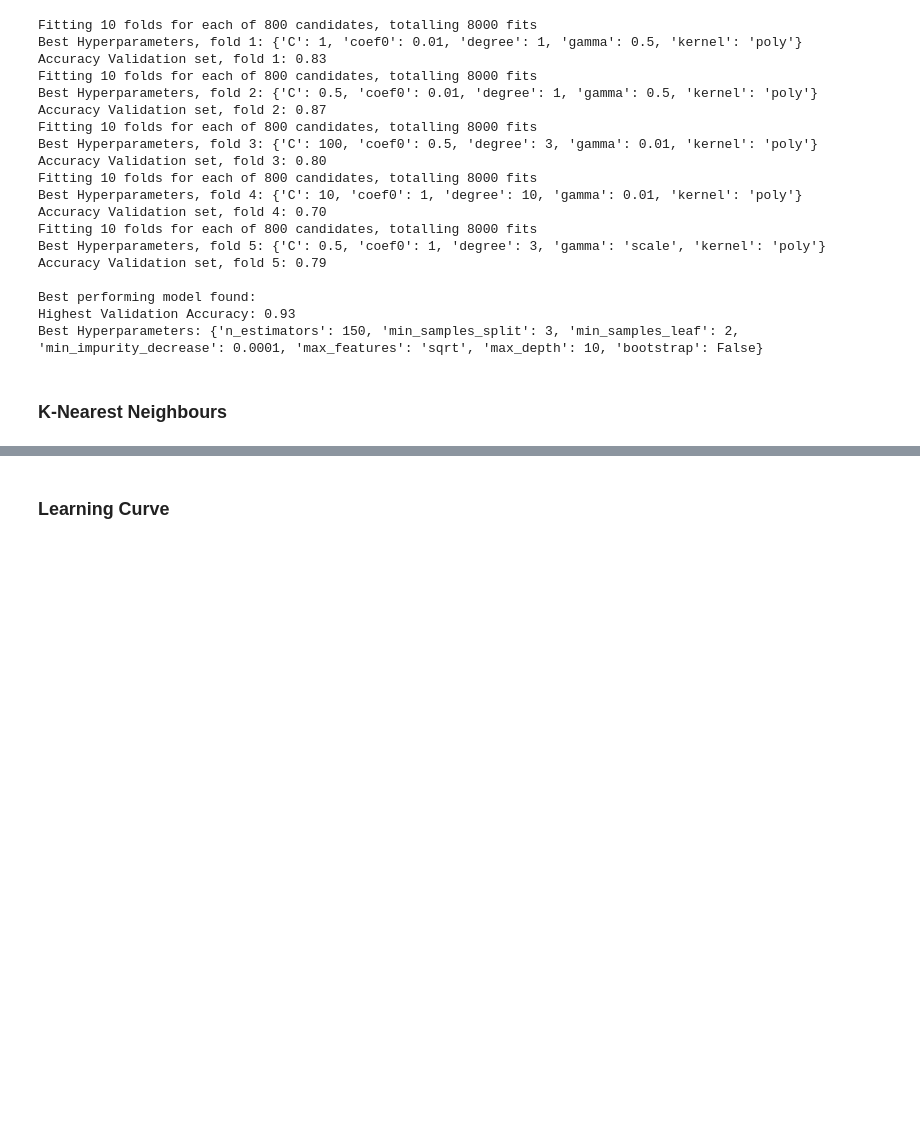
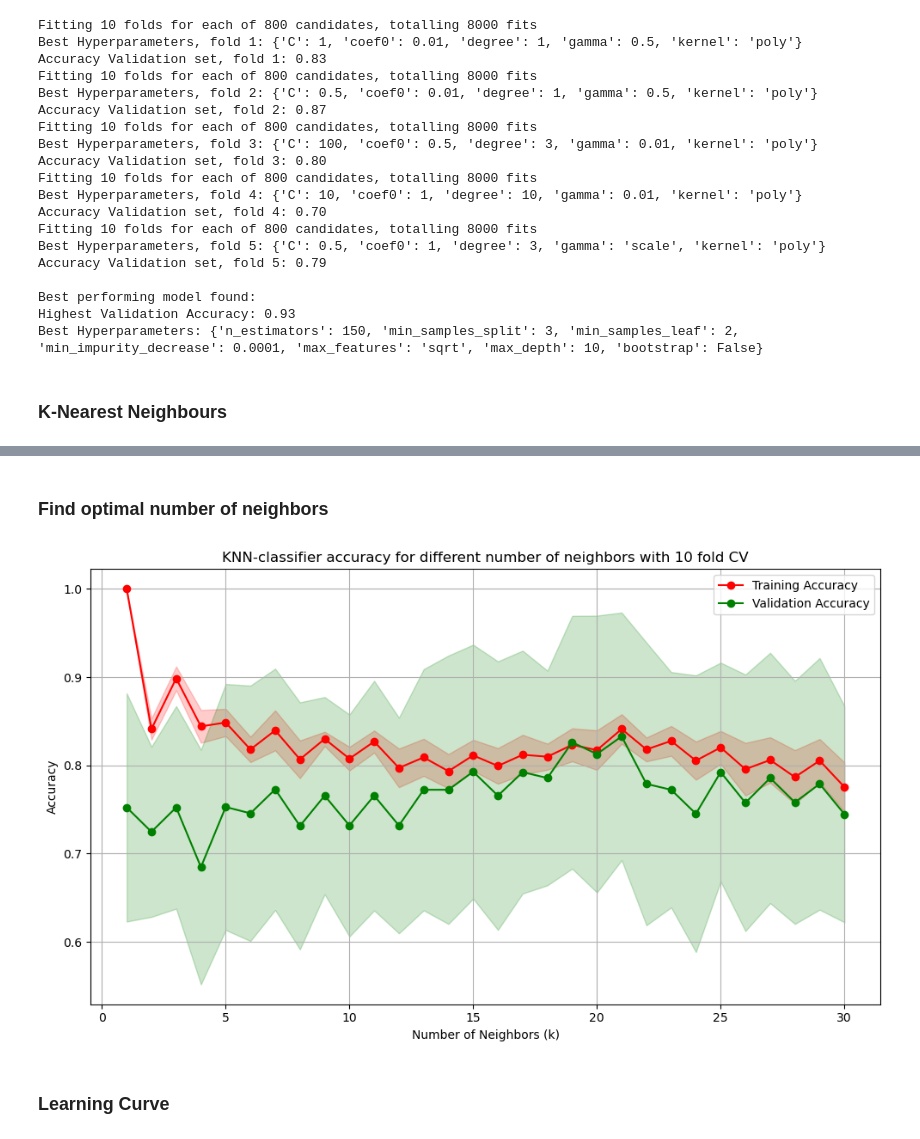
Before and after one commit to Eva-de-Roode/TM10007_group14, a Jupyter notebook: assignment_kopie.ipynb, the cells around one changed output, grey strips where cells are left out. Cells and saved outputs as stored; diff of their text form; code cells hidden in the pictures; blank space fills up the shorter version.

Commit message:
add code to find optimal number of neighbors for KNN

```diff
--- a/assignment_kopie.ipynb
+++ b/assignment_kopie.ipynb
@@ -509,8 +509,6 @@ param_grid = {
     'weights': ['uniform', 'distance'],
  }
 
-#    'p': [1, 2]
-
 # Initialize the classifier
 knn = KNeighborsClassifier()
 
@@ -518,7 +516,15 @@ knn = KNeighborsClassifier()
 cv = StratifiedKFold(n_splits=10, shuffle=True, random_state=42)
 
 # GridSearchCV to find the best k
-grid_search = GridSearchCV(knn, param_grid, cv=cv, scoring='accuracy', n_jobs=-1, verbose=1)
+grid_search = GridSearchCV(
+    knn,
+    param_grid,
+    cv=cv,
+    scoring='accuracy',
+    n_jobs=-1,
+    verbose=1,
+    return_train_score=True
+)
 
 # Fit model
 grid_search.fit(input_knn, y)
@@ -564,3 +587,44 @@ print(top_models)
+# %% [markdown]
+### Find optimal number of neighbors
+# %%
+import matplotlib.pyplot as plt
+
+# Filter for one weight type if needed (optional)
+final_df = results_df[results_df['param_weights'] == 'uniform'].copy()
+
+# Extract k values
+final_df['n_neighbors'] = final_df['param_n_neighbors']
+
+# Sort by number of neighbors
+final_df = final_df.sort_values(by='n_neighbors')
+
+# Plot
+fig, ax = plt.subplots(figsize=(10, 6))
+
+# Plot mean training accuracy
+ax.plot(final_df['n_neighbors'], final_df['mean_train_score'], label='Training Accuracy', color='red', marker='o')
+ax.fill_between(final_df['n_neighbors'],
+                final_df['mean_train_score'] - final_df['std_train_score'],
+                final_df['mean_train_score'] + final_df['std_train_score'],
+                color='red', alpha=0.2)
+
+# Plot mean validation accuracy
+ax.plot(final_df['n_neighbors'], final_df['mean_test_score'], label='Validation Accuracy', color='green', marker='o')
+ax.fill_between(final_df['n_neighbors'],
+                final_df['mean_test_score'] - final_df['std_test_score'],
+                final_df['mean_test_score'] + final_df['std_test_score'],
+                color='green', alpha=0.2)
+
+# Formatting
+ax.set_xlabel("Number of Neighbors (k)")
+ax.set_ylabel("Accuracy")
+ax.set_title("KNN-classifier accuracy for different number of neighbors with 10 fold CV")
+ax.grid(True)
+ax.legend()
+plt.tight_layout()
+plt.show()
+# %% [output]
+[figure, added]
 # %% [markdown]
 ### Learning Curve
 # %%
```
Also changed, not shown: parts of 2 cells of this notebook.
